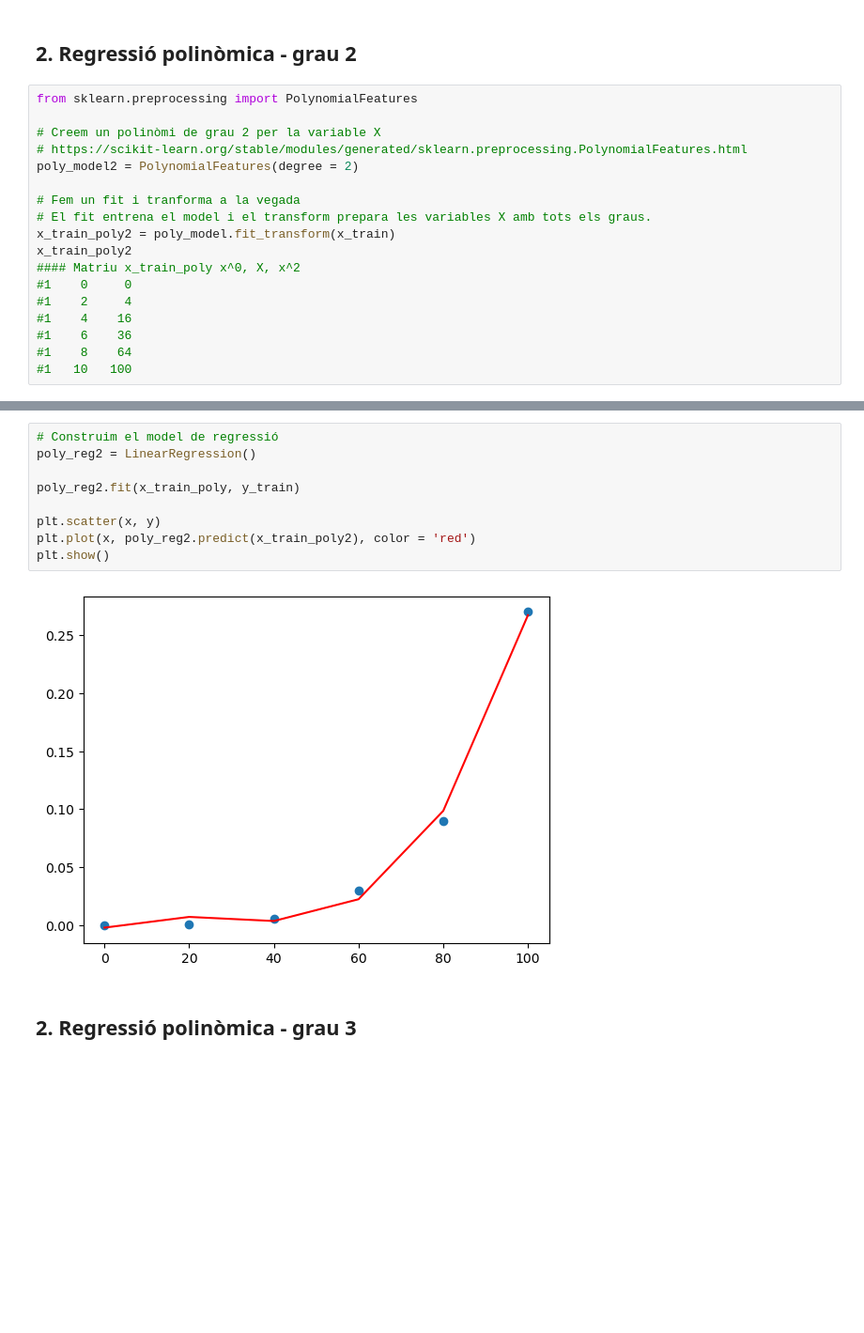
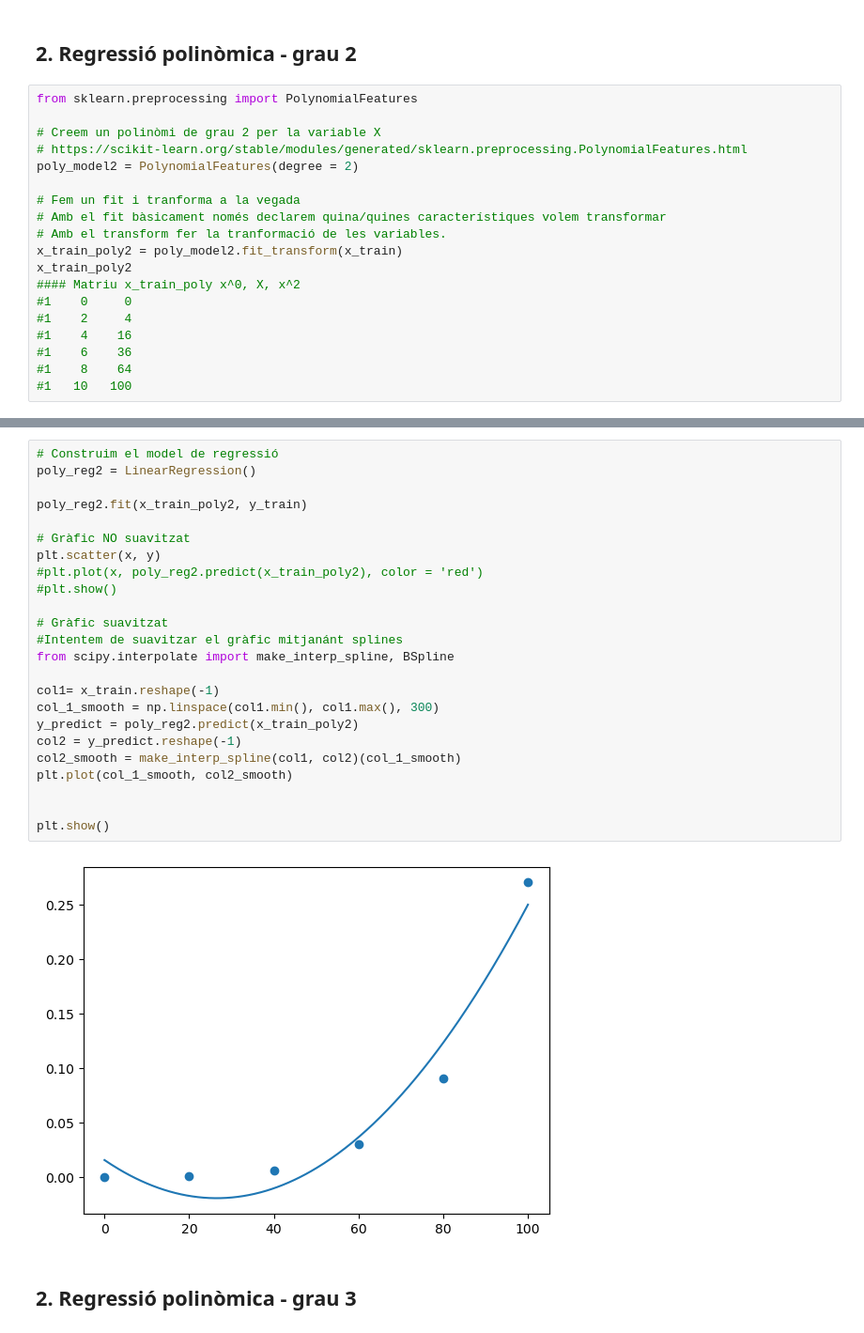
Before and after one commit to robertventura/sistemes-aprenentatge-automatic, a Jupyter notebook: 02_models_supervisats/0221_regressio_polinomica - pressio by temperatura.ipynb, the cells around one changed output, grey strips where cells are left out. Shown at 94% size. Drawn from its saved outputs; the diff is of its cells as text; blank space fills up the shorter version.

Commit message:
Afegeixo splines en els plots.

```diff
--- a/02_models_supervisats/0221_regressio_polinomica - pressio by temperatura.ipynb
+++ b/02_models_supervisats/0221_regressio_polinomica - pressio by temperatura.ipynb
@@ -60,8 +60,9 @@ from sklearn.preprocessing import PolynomialFeatures
 poly_model2 = PolynomialFeatures(degree = 2)
 
 # Fem un fit i tranforma a la vegada
-# El fit entrena el model i el transform prepara les variables X amb tots els graus.
-x_train_poly2 = poly_model.fit_transform(x_train)
+# Amb el fit bàsicament només declarem quina/quines característiques volem transformar
+# Amb el transform fer la tranformació de les variables.
+x_train_poly2 = poly_model2.fit_transform(x_train)
 x_train_poly2
 #### Matriu x_train_poly x^0, X, x^2
 #1    0     0
@@ -80,14 +81,29 @@ array([[1.00e+00, 0.00e+00, 0.00e+00, 0.00e+00],
 # %%
 # Construim el model de regressió
 poly_reg2 = LinearRegression()
 
-poly_reg2.fit(x_train_poly, y_train)
+poly_reg2.fit(x_train_poly2, y_train)
 
+# Gràfic NO suavitzat
 plt.scatter(x, y)
-plt.plot(x, poly_reg2.predict(x_train_poly2), color = 'red')
+#plt.plot(x, poly_reg2.predict(x_train_poly2), color = 'red')
+#plt.show()
+
+# Gràfic suavitzat
+#Intentem de suavitzar el gràfic mitjanánt splines
+from scipy.interpolate import make_interp_spline, BSpline
+
+col1= x_train.reshape(-1)
+col_1_smooth = np.linspace(col1.min(), col1.max(), 300)
+y_predict = poly_reg2.predict(x_train_poly2)
+col2 = y_predict.reshape(-1)
+col2_smooth = make_interp_spline(col1, col2)(col_1_smooth)
+plt.plot(col_1_smooth, col2_smooth)
+
+
 plt.show()
 # %% [output]
-[figure, old version]
+[figure, new version]
 # %% [markdown]
 ## 2. Regressió polinòmica - grau 3
 # %%
```
Also changed, not shown: parts of 7 cells of this notebook.
